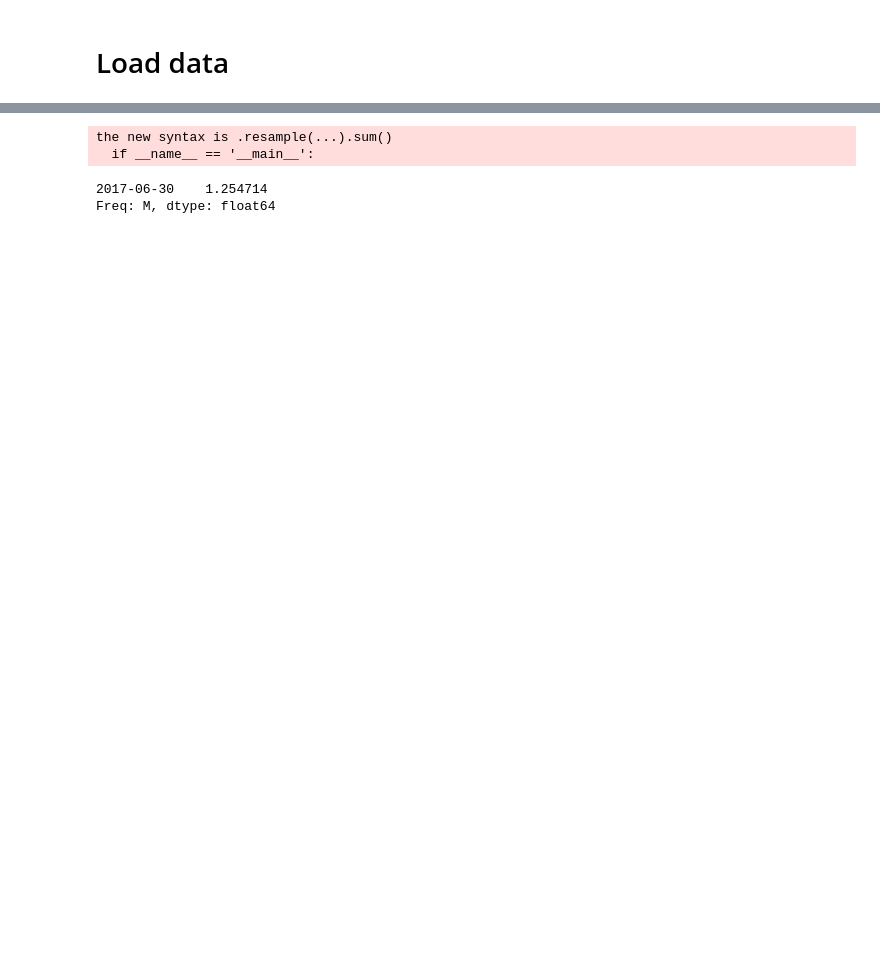
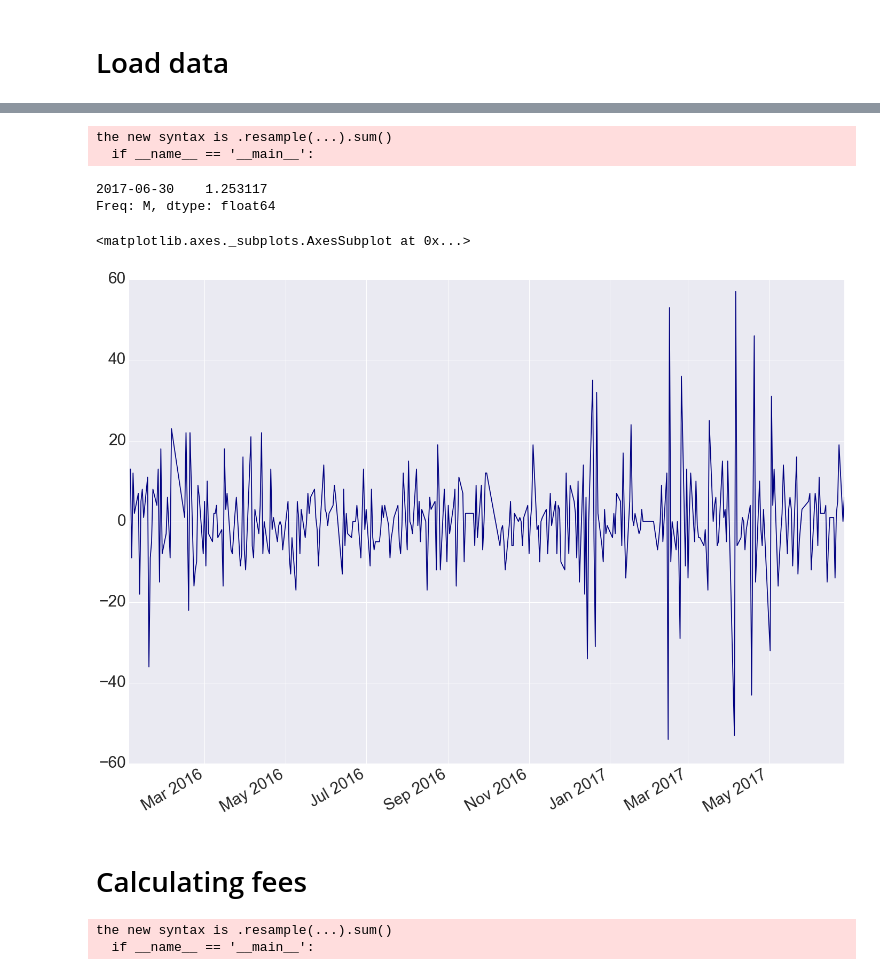
Before and after one commit to mrefermat/Project_C, a Jupyter notebook: Final Portfolio.ipynb, the cells around one changed output, grey strips where cells are left out. Saved outputs shown, nothing was run; the diff lists cells and outputs as text; code cells hidden in the pictures; blank space fills up the shorter version.

Commit message:
Calculating Net Performance Fee
Should add how

```diff
--- a/Final Portfolio.ipynb
+++ b/Final Portfolio.ipynb
@@ -15,7 +15,7 @@ pylab.rcParams['figure.figsize'] = (24, 18)
 # %% [markdown]
 # Load data
 # %%
-FundAUM=1e9
+FundAUM=1e6
 # %%
 mkts=get_market_list()
 curr_px=get_most_liquid_price(mkts)
@@ -62,5 +61,12 @@ the new syntax is .resample(...).sum()
 # %% [output]
 the new syntax is .resample(...).sum()
   if __name__ == '__main__':
-2017-06-30    1.254714
+2017-06-30    1.253117
 Freq: M, dtype: float64
+# %%
+lots['2016':].abs().sum(axis=1).ffill().diff().plot(colormap='jet')
+# %% [output]
+<matplotlib.axes._subplots.AxesSubplot at 0x...>
+[figure, added]
+# %% [markdown]
+# Calculating fees
@@ -66,0 +76,5 @@ Freq: M, dtype: float64
+# %%
+gross_pnl=PNL.dropna(how='all').sum(axis=1).resample(rule='m',how='sum')
+# %% [output]
+the new syntax is .resample(...).sum()
+  if __name__ == '__main__':
```
Also changed, not shown: parts of 9 cells of this notebook, 1 other file.
